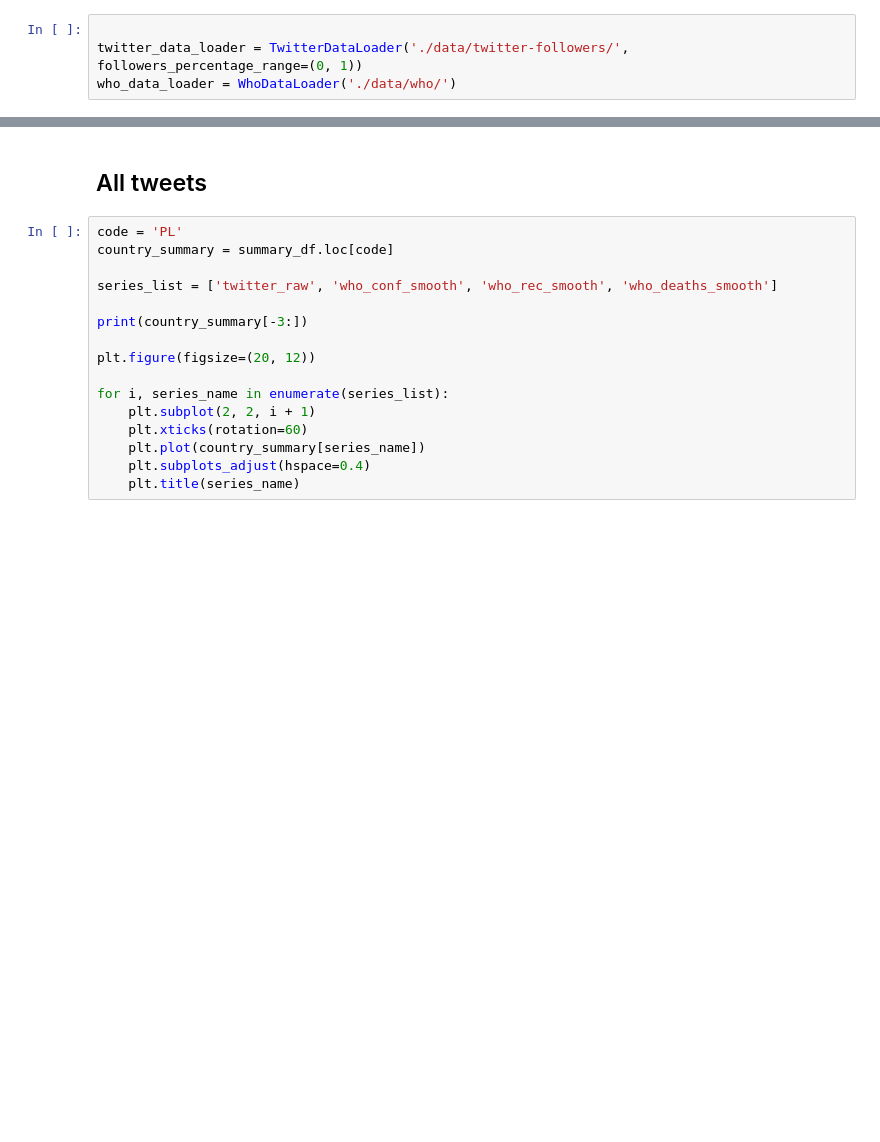
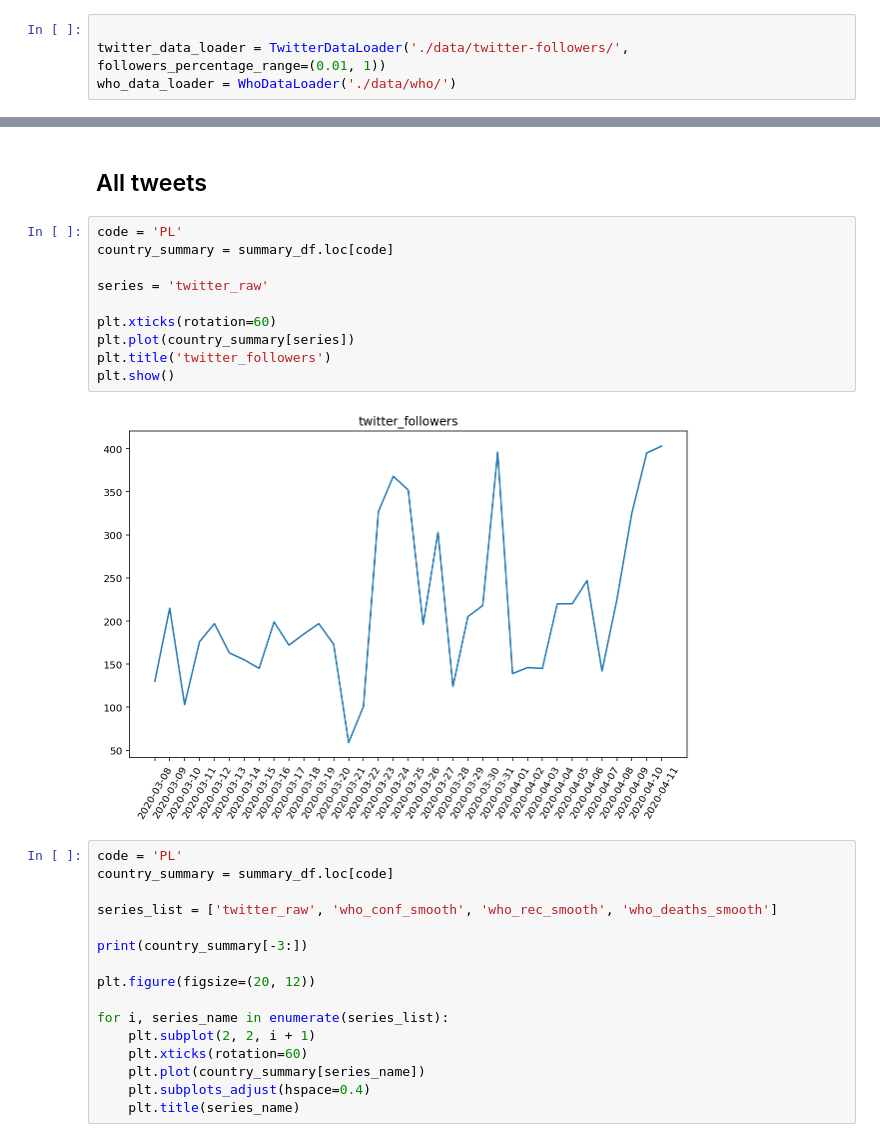
Before and after one commit to mszpyrka/CoronavirusMining, a Jupyter notebook: analysis/prototyp2.ipynb, the cells around one changed output, grey strips where cells are left out. Drawn from its saved outputs; the diff is of its cells as text; blank space fills up the shorter version.

Commit message:
add missing parts to summary notebook

```diff
--- a/analysis/prototyp2.ipynb
+++ b/analysis/prototyp2.ipynb
@@ -17,7 +17,7 @@ from series_analysis import decompose
 plt.rcParams["figure.figsize"] = [10, 6]
 # %%
 
-twitter_data_loader = TwitterDataLoader('./data/twitter-followers/', followers_percentage_range=(0, 1))
+twitter_data_loader = TwitterDataLoader('./data/twitter-followers/', followers_percentage_range=(0.01, 1))
 who_data_loader = WhoDataLoader('./data/who/')
 # %% [markdown]
 ## process data for each country locally
@@ -94,5 +94,17 @@ summary_df.head()
 # %% [markdown]
 ## All tweets
+# %%
+code = 'PL'
+country_summary = summary_df.loc[code]
+
+series = 'twitter_raw'
+
+plt.xticks(rotation=60)
+plt.plot(country_summary[series])
+plt.title('twitter_followers')
+plt.show()
+# %% [output]
+[figure, added]
 # %%
 code = 'PL'
 country_summary = summary_df.loc[code]
```
Also changed, not shown: parts of 1 cell of this notebook, 6 other files.
